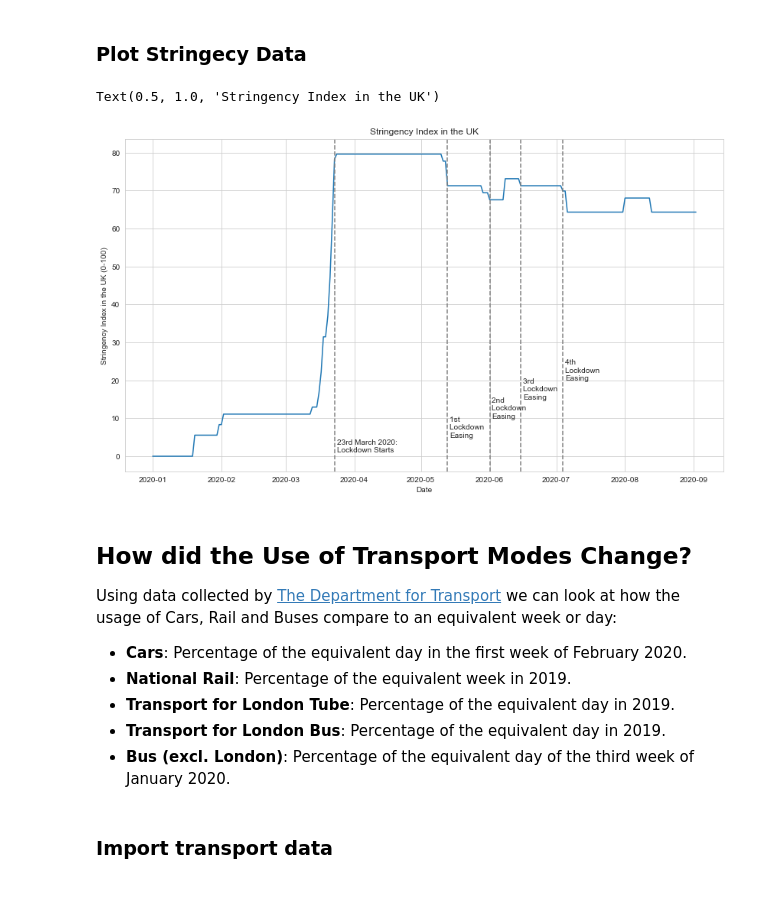
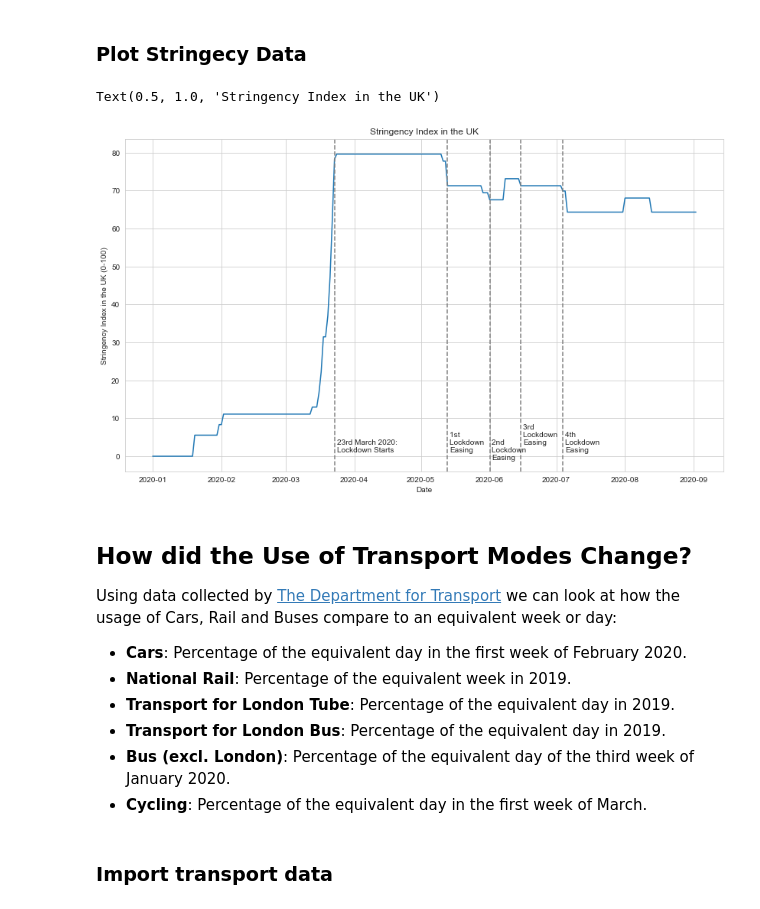
Before and after one commit to ErikaNicole/Covid19-Environmental-and-Economic-Analysis, a Jupyter notebook: transport_analysis/Transport analysis.ipynb, the cells around one changed output. Drawn from its saved outputs; the diff is of its cells as text; code cells hidden in the pictures.

Commit message:
Graph images

```diff
--- a/transport_analysis/Transport analysis.ipynb
+++ b/transport_analysis/Transport analysis.ipynb
@@ -32,27 +32,27 @@ stringency_data = pd.read_excel('data/index_stringency_clean.xlsx')
 # %%
 plt.plot(stringency_data['Date'], stringency_data['Stringency'])
 
 plt.axvline(x = np.datetime64('2020-03-23'), color='grey', linestyle = '--')
 plt.text(np.datetime64('2020-03-24'), 1, '23rd March 2020: \nLockdown Starts')
 
 plt.axvline(x = np.datetime64('2020-05-13'), color='grey', linestyle = '--')
-plt.text(np.datetime64('2020-05-14'), 5, '1st \nLockdown \nEasing')
+plt.text(np.datetime64('2020-05-14'), 1, '1st \nLockdown \nEasing')
 
 plt.axvline(x = np.datetime64('2020-06-01'), color='grey', linestyle = '--')
-plt.text(np.datetime64('2020-06-02'), 10, '2nd \nLockdown \nEasing')
+plt.text(np.datetime64('2020-06-02'), -1, '2nd \nLockdown \nEasing')
 
 plt.axvline(x = np.datetime64('2020-06-15'), color='grey', linestyle = '--')
-plt.text(np.datetime64('2020-06-16'), 15, '3rd \nLockdown \nEasing')
+plt.text(np.datetime64('2020-06-16'), 3, '3rd \nLockdown \nEasing')
 
 plt.axvline(x = np.datetime64('2020-07-04'), color='grey', linestyle = '--')
-plt.text(np.datetime64('2020-07-05'), 20, '4th \nLockdown \nEasing')
+plt.text(np.datetime64('2020-07-05'), 1, '4th \nLockdown \nEasing')
 
 plt.xlabel('Date')
 plt.ylabel('Stringency Index in the UK (0-100)')
 plt.title("Stringency Index in the UK")
 # %% [output]
 Text(0.5, 1.0, 'Stringency Index in the UK')
-[figure, old version]
+[figure, new version]
 # %% [markdown]
 ## How did the Use of Transport Modes Change?
 
@@ -62,6 +62,7 @@ Using data collected by [The Department for Transport](https://www.gov.uk/govern
 - **Transport for London Tube**: Percentage of the equivalent day in 2019.
 - **Transport for London Bus**: Percentage of the equivalent day in 2019.
 - **Bus (excl. London)**: Percentage of the equivalent day of the third week of January 2020.
+- **Cycling**: Percentage of the equivalent day in the first week of March.
 # %% [markdown]
 ### Import transport data
 # %%
```
Also changed, not shown: parts of 2 cells of this notebook, 8 other files.
